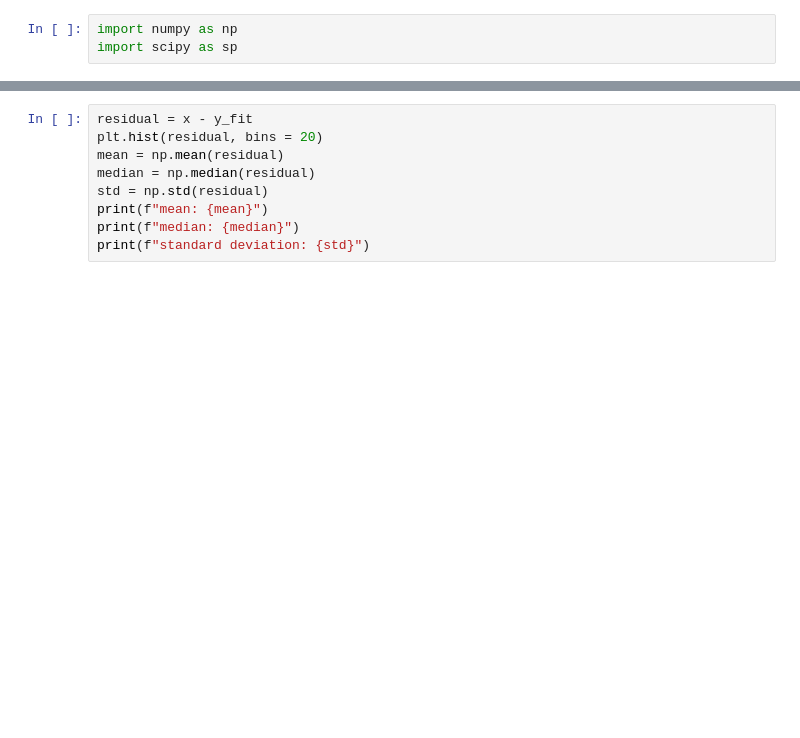
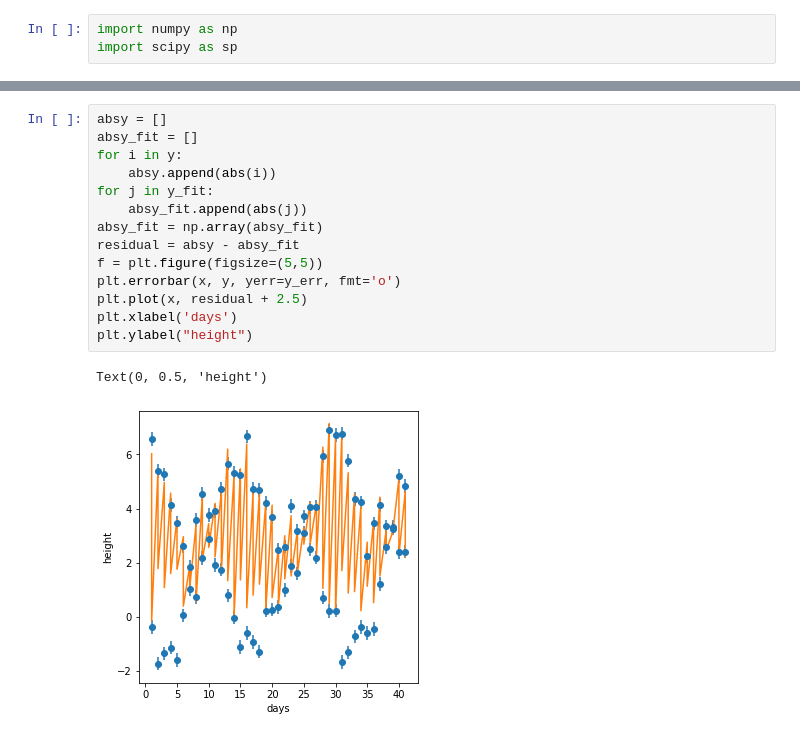
Before and after one commit to Eddz7/GroupB3_ASTR-19, a Jupyter notebook: Group Project B3.ipynb, the cells around one changed output, grey strips where cells are left out. Cells and saved outputs as stored; diff of their text form; blank space fills up the shorter version.

```diff
--- a/Group Project B3.ipynb
+++ b/Group Project B3.ipynb
@@ -75,9 +80,17 @@ plt.plot(residual, y)
 # %%
-residual = x - y_fit
-plt.hist(residual, bins = 20)
-mean = np.mean(residual)
-median = np.median(residual)
-std = np.std(residual)
-print(f"mean: {mean}")
-print(f"median: {median}")
-print(f"standard deviation: {std}")
+absy = []
+absy_fit = []
+for i in y:
+    absy.append(abs(i))
+for j in y_fit:
+    absy_fit.append(abs(j))
+absy_fit = np.array(absy_fit)
+residual = absy - absy_fit
+f = plt.figure(figsize=(5,5))
+plt.errorbar(x, y, yerr=y_err, fmt='o')
+plt.plot(x, residual + 2.5)
+plt.xlabel('days')
+plt.ylabel("height")
+# %% [output]
+Text(0, 0.5, 'height')
+[figure, added]
```
Also changed, not shown: parts of 7 cells of this notebook.
